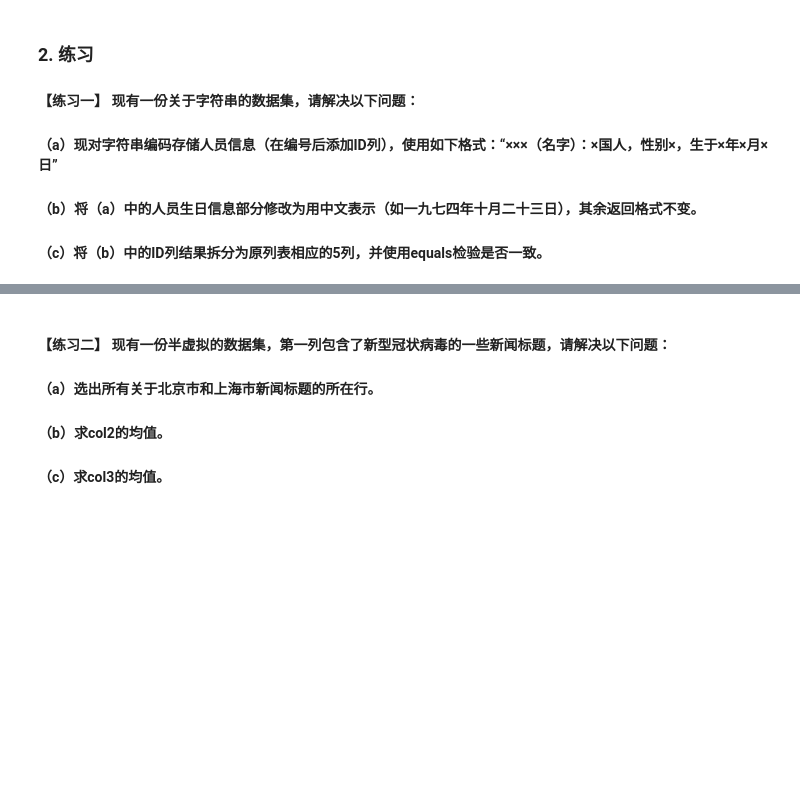
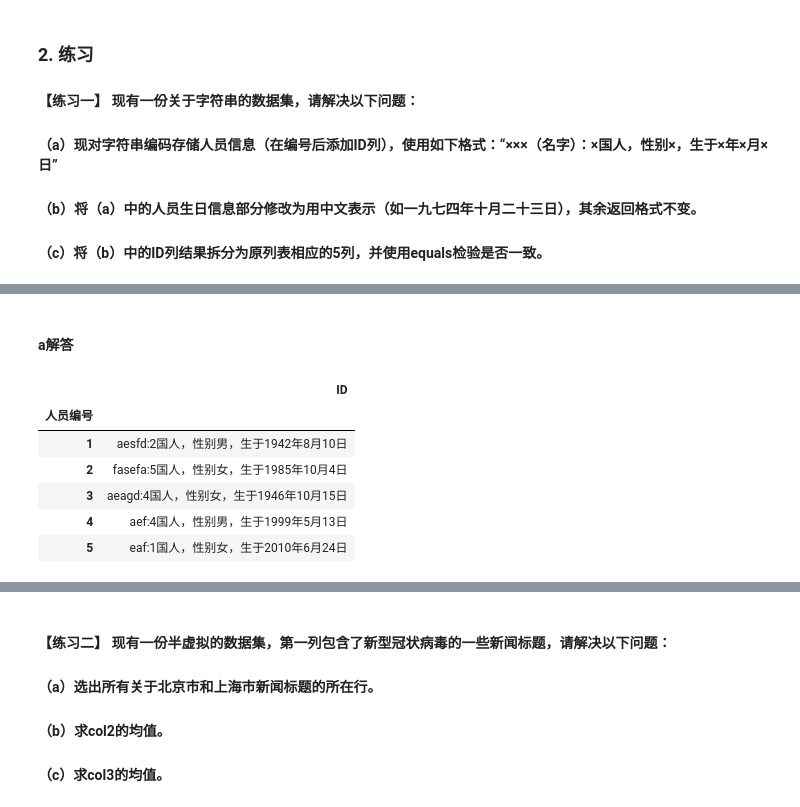
Before and after one commit to JerriaYe/pandas, a Jupyter notebook: 7.文本数据.ipynb, the cells around one changed output, grey strips where cells are left out. Drawn from its saved outputs; the diff is of its cells as text; code cells hidden in the pictures; blank space fills up the shorter version.

```diff
--- a/7.文本数据.ipynb
+++ b/7.文本数据.ipynb
@@ -558,0 +559,7 @@ pd.read_csv('data/String_data_one.csv',index_col='人员编号').head()
+# %%
+import numpy as np
+import pandas as pd
+df=pd.read_csv('data/String_data_one.csv',index_col='人员编号').astype('str')
+#将数据转换成str类型，方便后续使用+进行字符串连接
+# 也可用 df=pd.read_csv('data/String_data_one.csv',index_col='人员编号'，dtype=‘str’）
+df.head()
@@ -558,0 +574,24 @@ pd.read_csv('data/String_data_one.csv',index_col='人员编号').head()
+# %% [markdown]
+#### a解答
+# %%
+(df['姓名']+':'+df['国籍']+'国人，性别'
+          +df['性别']+'，生于'
+          +df['出生年']+'年'
+          +df['出生月']+'月'+df['出生日']+'日').to_frame().rename(columns={0:'ID'}).head()
+
+'''
+也可以用
+s=df.apply(lambda r:f'姓名{r["姓名"]}:{r["国籍"]}国人,性别{r["性别"]},\
+           生于{r["出生年"]}年{r["出生月"]}月{r["出生日"]}日’
+           ,axis=1).to_frame().rename(columns={0:'ID'})
+s.head()
+
+'''
+# %% [output]
+|  | ID |
+| 人员编号 |  |
+| 1 | aesfd:2国人，性别男，生于1942年8月10日 |
+| 2 | fasefa:5国人，性别女，生于1985年10月4日 |
+| 3 | aeagd:4国人，性别女，生于1946年10月15日 |
+| 4 | aef:4国人，性别男，生于1999年5月13日 |
+| 5 | eaf:1国人，性别女，生于2010年6月24日 |
```
Also changed, not shown: parts of 26 cells of this notebook.
